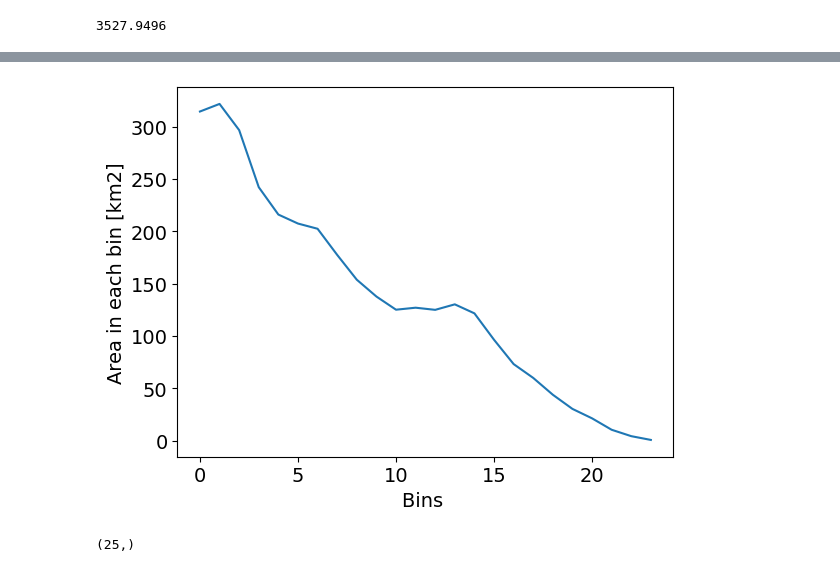
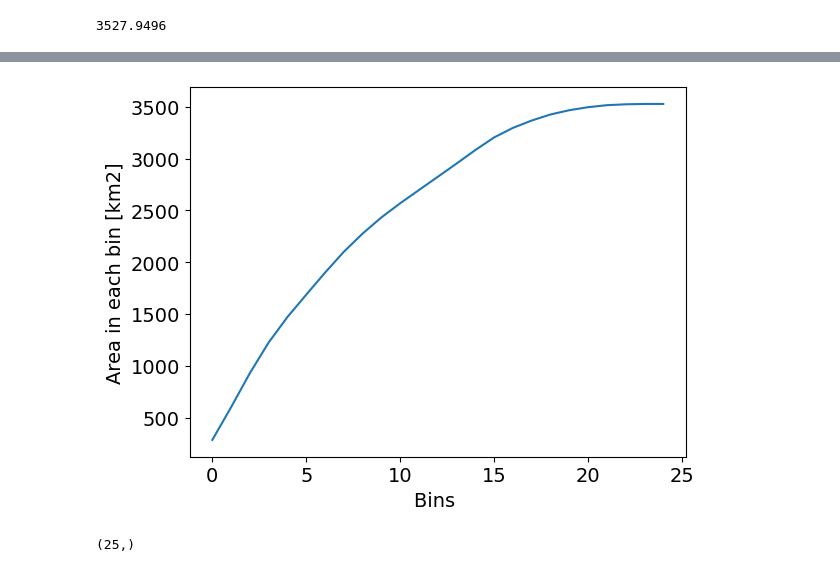
Before and after one commit to csdms-espin/coastal2025, a Jupyter notebook: intermediate_notebooks/hydrotrend-data-prep.ipynb, the cells around one changed output, grey strips where cells are left out. Cells and saved outputs as stored; diff of their text form; code cells hidden in the pictures.

```diff
--- a/intermediate_notebooks/hydrotrend-data-prep.ipynb
+++ b/intermediate_notebooks/hydrotrend-data-prep.ipynb
@@ -241,7 +241,20 @@ Text(0, 0.5, 'north-south distance (m)')
 watershed_mask = np.where(dem_field!=-9999.0, 1, 0)
 # %%
 # edges_eq   = np.linspace(0, dem_field.max(), 25)
-hist_eq, bin_edges = np.histogram(dem_field, bins=25, range=(0,np.max(dem_field)))
+# hist_eq, bin_edges = np.histogram(dem_field, bins=25, range=(0,np.max(dem_field)))
+
+# Bin width
+bin_width = 50
+
+# Start at 1
+min_edge = 1
+max_edge = np.max(dem_field)
+
+# Compute bin edges that include the max value
+bin_edges = np.arange(min_edge, max_edge + bin_width, bin_width)
+
+# Create histogram
+hist_eq, _ = np.histogram(dem_field, bins=bin_edges)
 # %%
 hist_eq
 # %% [output]
@@ -276,4 +289,4 @@ total #km2
 3527.9496
 # %%
 bins_elevation_sqkm = hist_eq_proportion * 1e-2 * total
-bins_elevation_sqkm
+bins_elevation_sqkm = np.cumsum(bins_elevation_sqkm)
@@ -288,10 +293,10 @@ array([288.98701296, 314.51423369, 321.77434344, 296.7379267 ,
 # %%
-plt.plot(bins_elevation_sqkm[1:])
+plt.plot(bins_elevation_sqkm[0:])
 plt.xlabel("Bins ")      # ← x‑axis label
 plt.ylabel("Area in each bin [km2]")
 plt.show()
 # %% [output]
-[figure, old version]
+[figure, new version]
 # %%
 bins_elevation_sqkm.astype(float).shape
 # %% [output]
```
Also changed, not shown: parts of 6 cells of this notebook, 2 other files.
